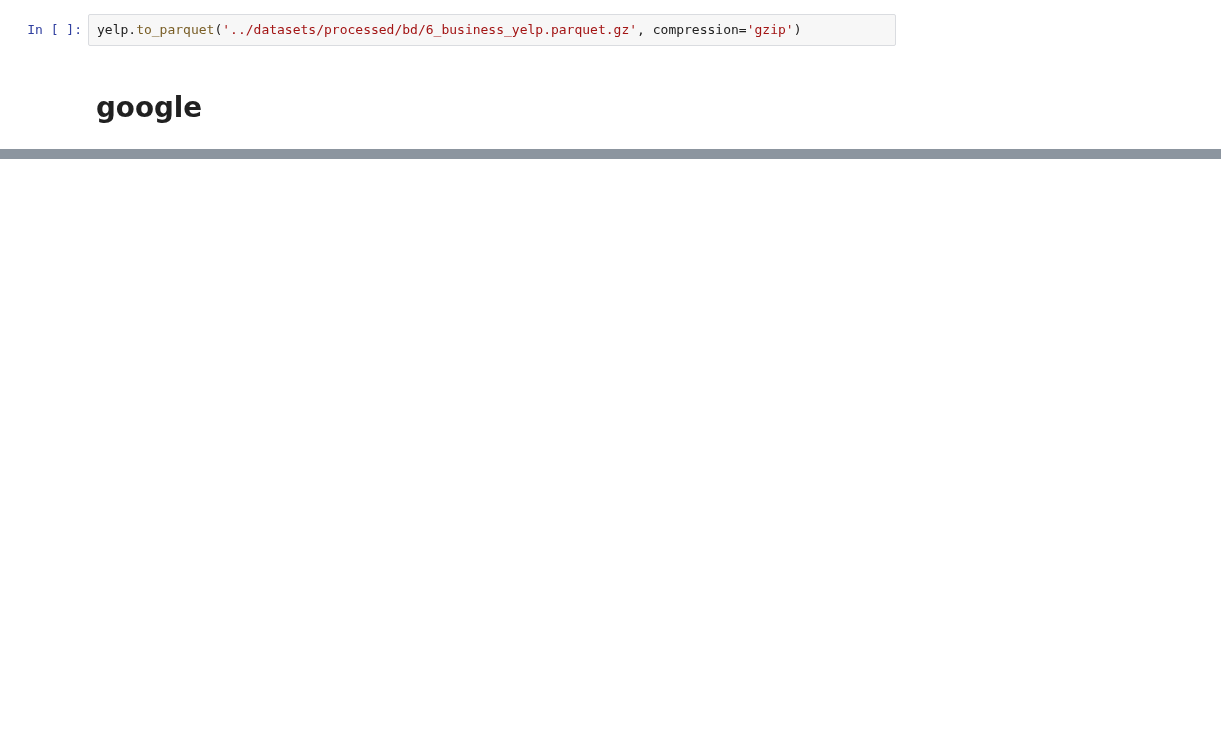
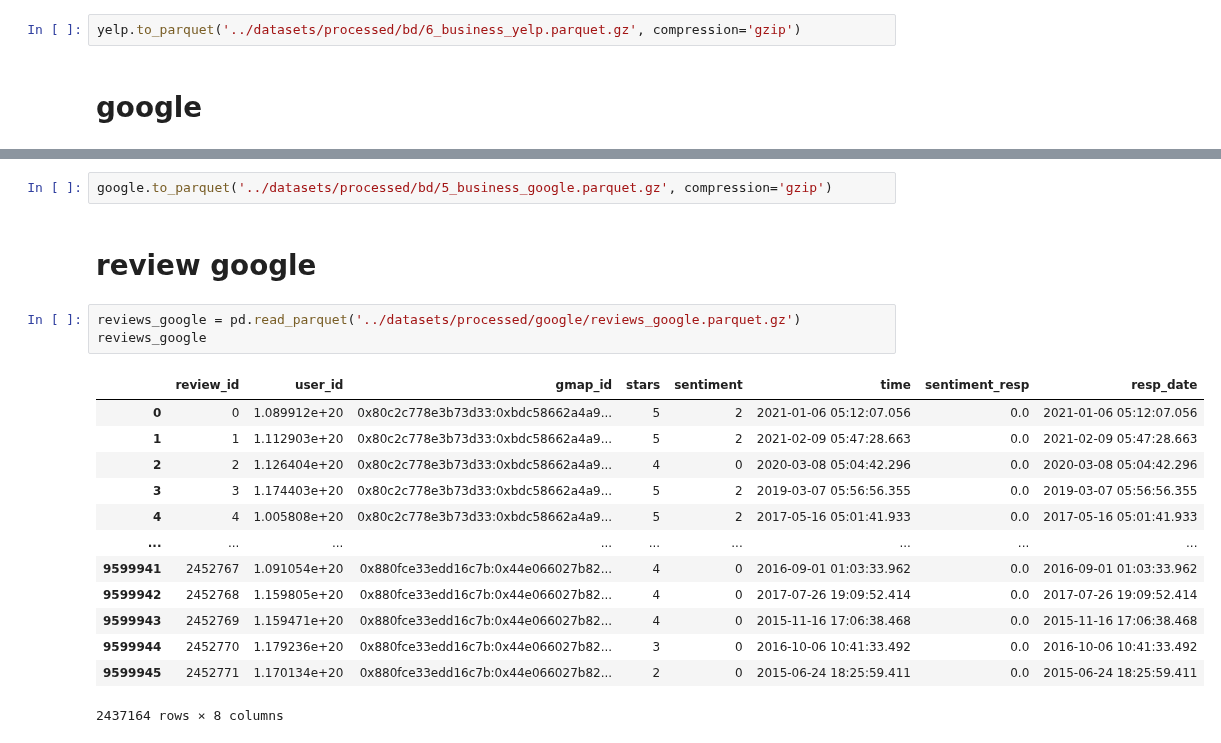
Before and after one commit to Paniceres/GP_Henry, a Jupyter notebook: etl-eda/etl_base_de_datos.ipynb, the cells around one changed output, grey strips where cells are left out. Saved outputs shown, nothing was run; the diff lists cells and outputs as text; blank space fills up the shorter version.

Commit message:
fix: etl reviews, ds of db

```diff
--- a/etl-eda/etl_base_de_datos.ipynb
+++ b/etl-eda/etl_base_de_datos.ipynb
@@ -279,0 +383,21 @@ google
+# %%
+google.to_parquet('../datasets/processed/bd/5_business_google.parquet.gz', compression='gzip')
+# %% [markdown]
+# review google
+# %%
+reviews_google = pd.read_parquet('../datasets/processed/google/reviews_google.parquet.gz')
+reviews_google
+# %% [output]
+|  | review_id | user_id | gmap_id | stars | sentiment | time | sentiment_resp | resp_date |
+| 0 | 0 | 1.089912e+20 | 0x80c2c778e3b73d33:0xbdc58662a4a9... | 5 | 2 | 2021-01-06 05:12:07.056 | 0.0 | 2021-01-06 05:12:07.056 |
+| 1 | 1 | 1.112903e+20 | 0x80c2c778e3b73d33:0xbdc58662a4a9... | 5 | 2 | 2021-02-09 05:47:28.663 | 0.0 | 2021-02-09 05:47:28.663 |
+| 2 | 2 | 1.126404e+20 | 0x80c2c778e3b73d33:0xbdc58662a4a9... | 4 | 0 | 2020-03-08 05:04:42.296 | 0.0 | 2020-03-08 05:04:42.296 |
+| 3 | 3 | 1.174403e+20 | 0x80c2c778e3b73d33:0xbdc58662a4a9... | 5 | 2 | 2019-03-07 05:56:56.355 | 0.0 | 2019-03-07 05:56:56.355 |
+| 4 | 4 | 1.005808e+20 | 0x80c2c778e3b73d33:0xbdc58662a4a9... | 5 | 2 | 2017-05-16 05:01:41.933 | 0.0 | 2017-05-16 05:01:41.933 |
+| ... | ... | ... | ... | ... | ... | ... | ... | ... |
+| 9599941 | 2452767 | 1.091054e+20 | 0x880fce33edd16c7b:0x44e066027b82... | 4 | 0 | 2016-09-01 01:03:33.962 | 0.0 | 2016-09-01 01:03:33.962 |
+| 9599942 | 2452768 | 1.159805e+20 | 0x880fce33edd16c7b:0x44e066027b82... | 4 | 0 | 2017-07-26 19:09:52.414 | 0.0 | 2017-07-26 19:09:52.414 |
+| 9599943 | 2452769 | 1.159471e+20 | 0x880fce33edd16c7b:0x44e066027b82... | 4 | 0 | 2015-11-16 17:06:38.468 | 0.0 | 2015-11-16 17:06:38.468 |
+| 9599944 | 2452770 | 1.179236e+20 | 0x880fce33edd16c7b:0x44e066027b82... | 3 | 0 | 2016-10-06 10:41:33.492 | 0.0 | 2016-10-06 10:41:33.492 |
+| 9599945 | 2452771 | 1.170134e+20 | 0x880fce33edd16c7b:0x44e066027b82... | 2 | 0 | 2015-06-24 18:25:59.411 | 0.0 | 2015-06-24 18:25:59.411 |
+2437164 rows × 8 columns
```
Also changed, not shown: parts of 34 cells of this notebook, 13 other files.
